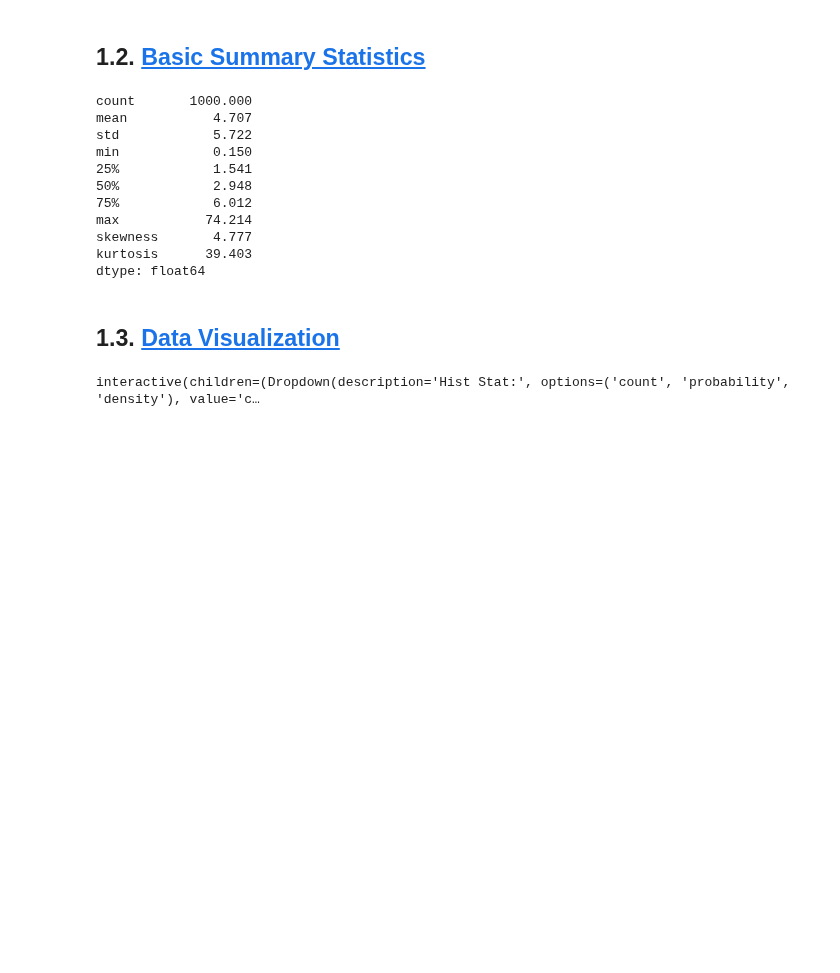
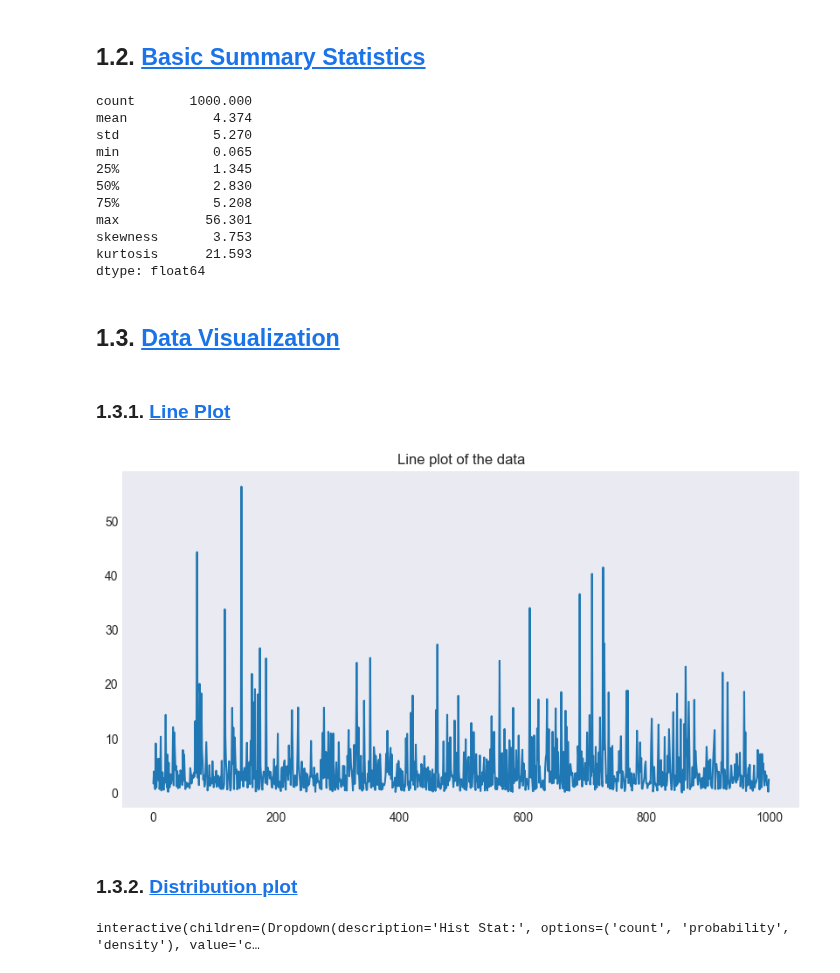
Before and after one commit to rammah83/Statistical_tasks, a Jupyter notebook: num_1_var.ipynb, the cells around one changed output. Cells and saved outputs as stored; diff of their text form; code cells hidden in the pictures; blank space fills up the shorter version.

```diff
--- a/num_1_var.ipynb
+++ b/num_1_var.ipynb
@@ -68,6 +87,7 @@ X= np.random.lognormal (1, 1, n)
 X = X.flatten()
 # %%
 data = pd.Series(X)
+n = len(data)
 stats_summary:pd.DataFrame = data.describe()
 # add skewness and kurtisis to stats_summary
 stats_summary.loc["skewness"] = data.skew()
@@ -75,18 +95,26 @@ stats_summary.loc["kurtosis"] = data.kurtosis()
 stats_summary.round(3)
 # %% [output]
 count       1000.000
-mean           4.707
-std            5.722
-min            0.150
-25%            1.541
-50%            2.948
-75%            6.012
-max           74.214
-skewness       4.777
-kurtosis      39.403
+mean           4.374
+std            5.270
+min            0.065
+25%            1.345
+50%            2.830
+75%            5.208
+max           56.301
+skewness       3.753
+kurtosis      21.593
 dtype: float64
 # %% [markdown]
 ## 1.3. <a id='toc1_3_'></a>[Data Visualization](#toc0_)
+# %% [markdown]
+### 1.3.1. <a id='toc1_3_1_'></a>[Line Plot](#toc0_)
+# %%
+data.plot(kind='line', title='Line plot of the data', figsize=(10, 5));
+# %% [output]
+[figure, added]
+# %% [markdown]
+### 1.3.2. <a id='toc1_3_2_'></a>[Distribution plot](#toc0_)
 # %%
 import numpy as np
 from statsmodels.stats.stattools import medcouple
```
Also changed, not shown: parts of 19 cells of this notebook, 3 other files.
